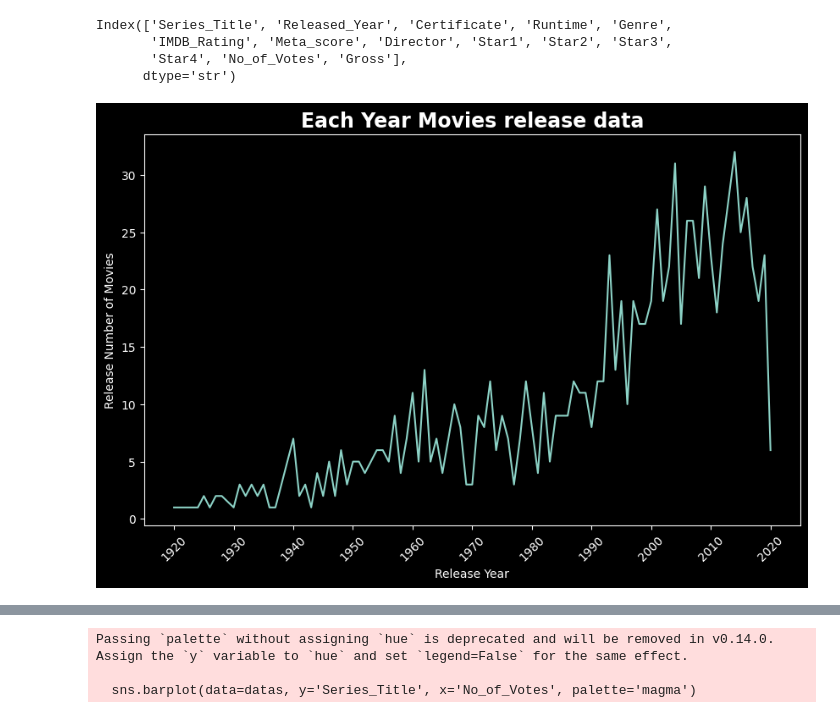
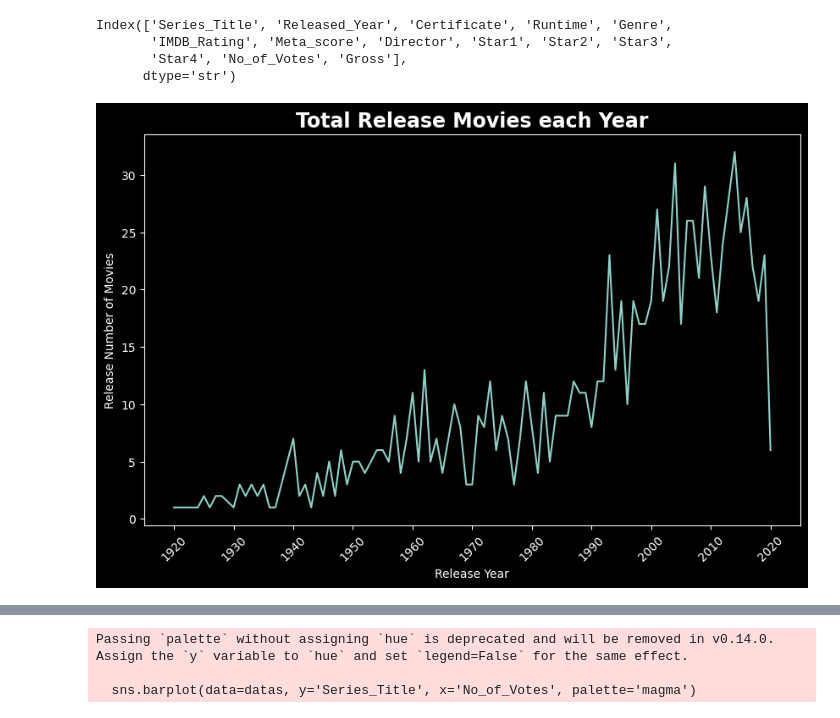
Before and after one commit to aayushmanz/Project-2-, a Jupyter notebook: 2. Exploratory Data Analysis (EDA)/EDA of Movies Dataset.ipynb, the cells around one changed output, grey strips where cells are left out. Saved outputs shown, nothing was run; the diff lists cells and outputs as text; code cells hidden in the pictures.

```diff
--- a/2. Exploratory Data Analysis (EDA)/EDA of Movies Dataset.ipynb
+++ b/2. Exploratory Data Analysis (EDA)/EDA of Movies Dataset.ipynb
@@ -64,20 +70,20 @@ Index(['Series_Title', 'Released_Year', 'Certificate', 'Runtime', 'Genre',
 # %%
 plt.figure(figsize=(10, 6))
 df['Released_Year'] = pd.to_numeric(df['Released_Year'], errors='coerce')
 
 movies_per_year = df['Released_Year'].value_counts().sort_values().reset_index()
 movies_per_year.columns = ['Released_Year','Series_Title']
 
 
 min_year = int(df['Released_Year'].min())
 max_year = int(df['Released_Year'].max())
 sns.lineplot(data=movies_per_year, x='Released_Year', y='Series_Title', palette='magma')
 
 plt.xticks(range(min_year, max_year + 1, 10), rotation=45)
 
-plt.title('Each Year Movies release data', fontsize='17', fontweight='bold')
+plt.title('Total Release Movies each Year', fontsize='17', fontweight='bold')
 plt.xlabel('Release Year')
 plt.ylabel('Release Number of Movies')
 plt.show()
 # %% [output]
-[figure, old version]
+[figure, new version]
```
Also changed, not shown: parts of 9 cells of this notebook, 1 other file.
